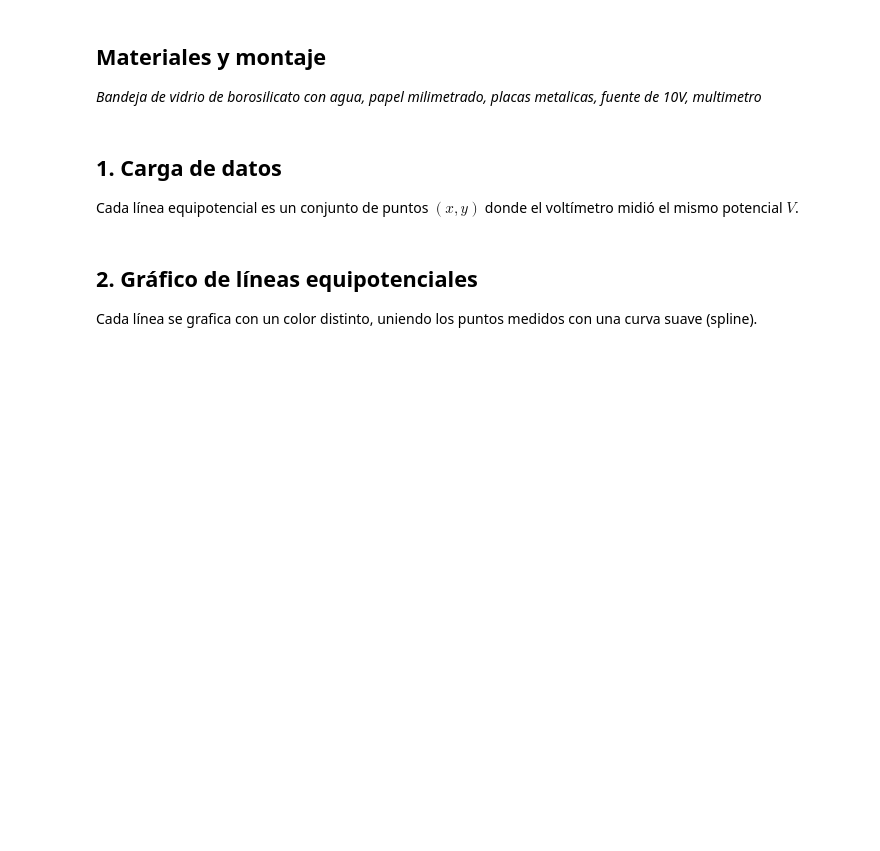
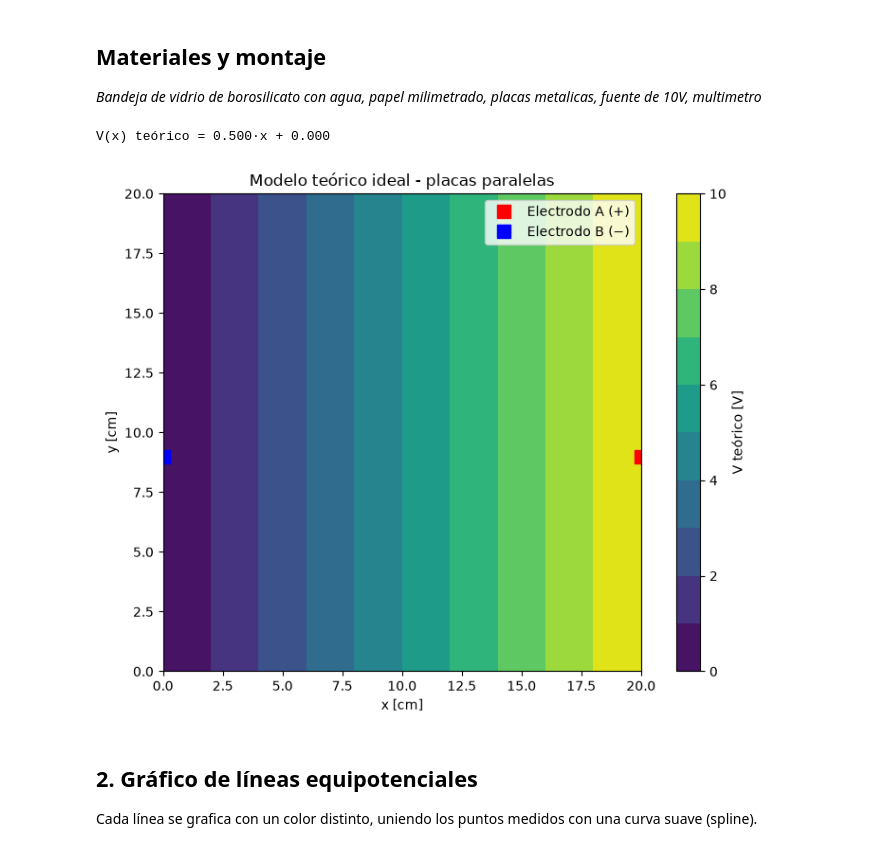
Before and after one commit to fernandatperez/EYM-TP1, a Jupyter notebook: tp1_lineas_equipotenciales.ipynb, the cells around one changed output. Saved outputs shown, nothing was run; the diff lists cells and outputs as text; code cells hidden in the pictures; blank space fills up the shorter version.

Commit message:
agregado de teoria primer grafico

```diff
--- a/tp1_lineas_equipotenciales.ipynb
+++ b/tp1_lineas_equipotenciales.ipynb
@@ -18,7 +18,3 @@ Determinar las líneas equipotenciales y las líneas de campo eléctrico generad
 ## Materiales y montaje
 
 *Bandeja de vidrio de borosilicato con agua, papel milimetrado, placas metalicas, fuente de 10V, multimetro*
-# %% [markdown]
-## 1. Carga de datos
-
-Cada línea equipotencial es un conjunto de puntos $(x,y)$ donde el voltímetro midió el mismo potencial $V$.
@@ -48,3 +21,52 @@ electrodo_negativo = (0, 9)    # placa en x=0, menor potencial
+# %%
+## 1. Grafico del modelo teorico
+import numpy as np
+import matplotlib.pyplot as plt
+from scipy.interpolate import splprep, splev, griddata
+
+# --- Modelo teórico ideal (placas paralelas) ---
+
+electrodo_positivo = (20, 9)   # placa a 20 cm, mayor potencial
+electrodo_negativo = (0, 9)    # placa en x=0, menor potencial
+
+# Voltajes reales aplicados en cada placa (ajustar con los valores reales
+# de tu fuente, no los valores intermedios que mediste)
+V_negativo = 0    # potencial en la placa de x=0
+V_positivo = 10   # potencial en la placa de x=20 (ajustar según tu fuente)
+
+x_negativo = electrodo_negativo[0]   # x=0
+x_positivo = electrodo_positivo[0]   # x=20
+
+# Pendiente teórica: cuánto cambia V por cada cm en x
+m_teorico = (V_positivo - V_negativo) / (x_positivo - x_negativo)
+b_teorico = V_negativo - m_teorico * x_negativo
+
+print(f"V(x) teórico = {m_teorico:.3f}·x + {b_teorico:.3f}")
+
+# Grilla para visualizar el modelo completo
+xi = np.linspace(x_negativo, x_positivo, 100)
+yi = np.linspace(0, 20, 100)
+Xi, Yi = np.meshgrid(xi, yi)
+Vi_teorico = m_teorico * Xi + b_teorico   # no depende de Yi -> líneas verticales perfectas
+
+fig, ax = plt.subplots(figsize=(8, 6))
+cont = ax.contourf(Xi, Yi, Vi_teorico, levels=10, cmap="viridis")
+plt.colorbar(cont, label="V teórico [V]")
+
+ax.plot(*electrodo_positivo, "s", color="red", markersize=10, label="Electrodo A (+)")
+ax.plot(*electrodo_negativo, "s", color="blue", markersize=10, label="Electrodo B (−)")
+
+ax.set_xlabel("x [cm]")
+ax.set_ylabel("y [cm]")
+ax.set_title("Modelo teórico ideal - placas paralelas")
+ax.legend()
+ax.set_aspect("equal")
+plt.tight_layout()
+plt.savefig("modelo_teorico.png", dpi=200)
+plt.show()
+# %% [output]
+V(x) teórico = 0.500·x + 0.000
+[figure, added]
 # %% [markdown]
 ## 2. Gráfico de líneas equipotenciales
 
```
Also changed, not shown: parts of 5 cells of this notebook, 7 other files.
